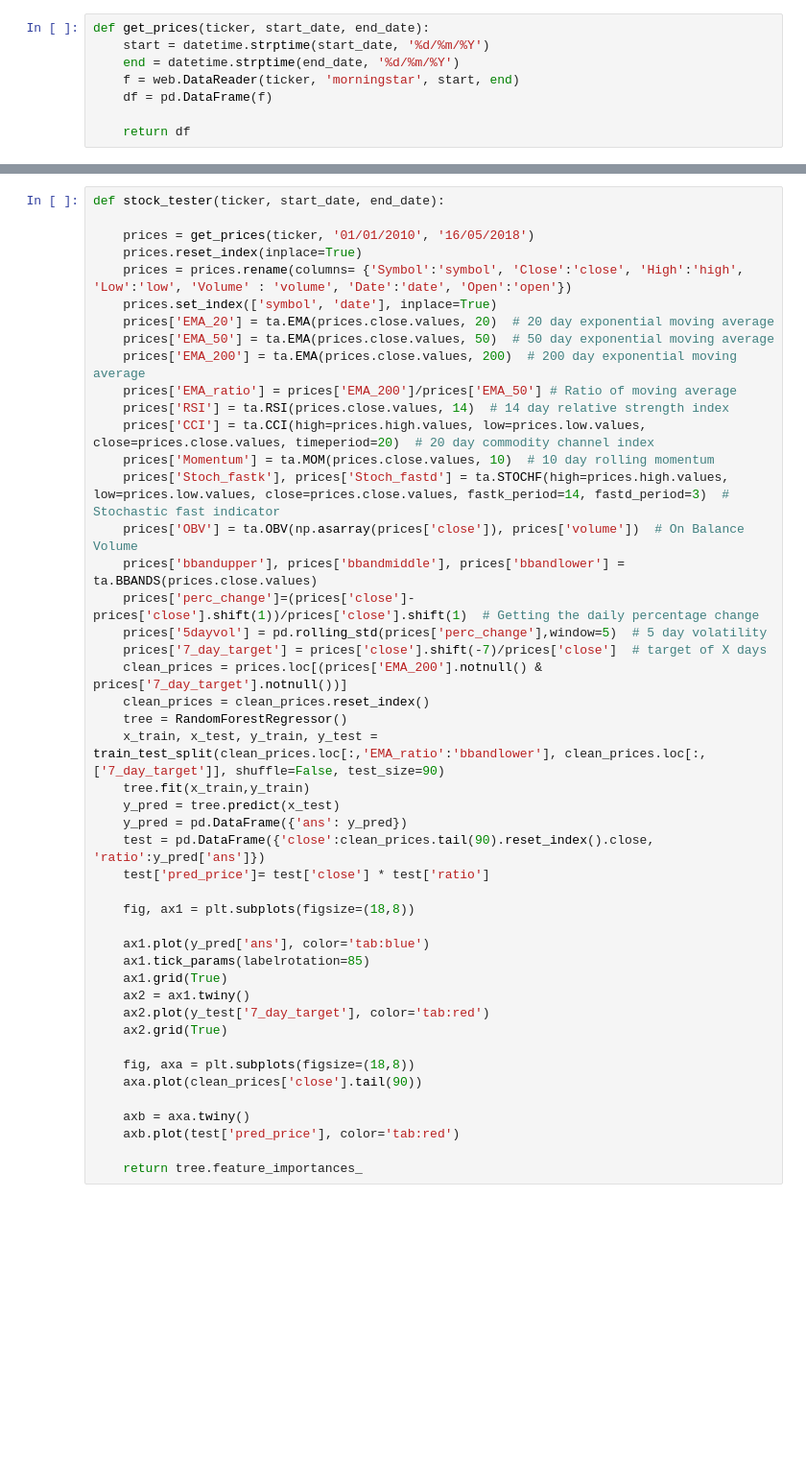
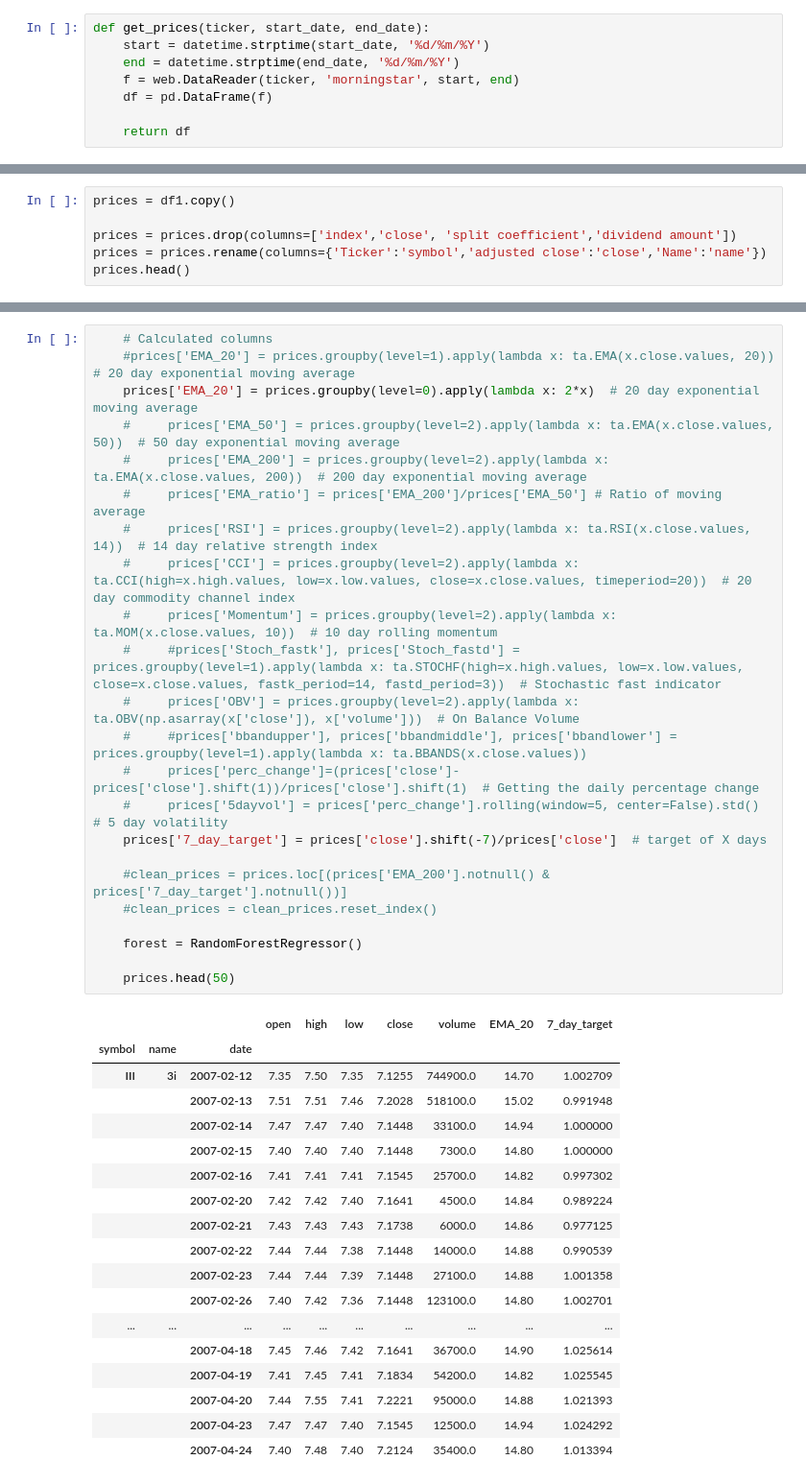
Before and after one commit to Jonny2650/Trading, a Jupyter notebook: Model.ipynb, the cells around one changed output, grey strips where cells are left out. Shown at 96% size. Drawn from its saved outputs; the diff is of its cells as text; blank space fills up the shorter version.

```diff
--- a/Model.ipynb
+++ b/Model.ipynb
@@ -22,0 +66,6 @@ def get_prices(ticker, start_date, end_date):
+# %%
+prices = df1.copy()
+
+prices = prices.drop(columns=['index','close', 'split coefficient','dividend amount'])
+prices = prices.rename(columns={'Ticker':'symbol','adjusted close':'close','Name':'name'})
+prices.head()
@@ -23,46 +107,42 @@ def get_prices(ticker, start_date, end_date):
 # %%
-def stock_tester(ticker, start_date, end_date):
+    # Calculated columns
+    #prices['EMA_20'] = prices.groupby(level=1).apply(lambda x: ta.EMA(x.close.values, 20))  # 20 day exponential moving average
+    prices['EMA_20'] = prices.groupby(level=0).apply(lambda x: 2*x)  # 20 day exponential moving average
+    #     prices['EMA_50'] = prices.groupby(level=2).apply(lambda x: ta.EMA(x.close.values, 50))  # 50 day exponential moving average
+    #     prices['EMA_200'] = prices.groupby(level=2).apply(lambda x: ta.EMA(x.close.values, 200))  # 200 day exponential moving average
+    #     prices['EMA_ratio'] = prices['EMA_200']/prices['EMA_50'] # Ratio of moving average
+    #     prices['RSI'] = prices.groupby(level=2).apply(lambda x: ta.RSI(x.close.values, 14))  # 14 day relative strength index
+    #     prices['CCI'] = prices.groupby(level=2).apply(lambda x: ta.CCI(high=x.high.values, low=x.low.values, close=x.close.values, timeperiod=20))  # 20 day commodity channel index
+    #     prices['Momentum'] = prices.groupby(level=2).apply(lambda x: ta.MOM(x.close.values, 10))  # 10 day rolling momentum
+    #     #prices['Stoch_fastk'], prices['Stoch_fastd'] = prices.groupby(level=1).apply(lambda x: ta.STOCHF(high=x.high.values, low=x.low.values, close=x.close.values, fastk_period=14, fastd_period=3))  # Stochastic fast indicator
+    #     prices['OBV'] = prices.groupby(level=2).apply(lambda x: ta.OBV(np.asarray(x['close']), x['volume']))  # On Balance Volume
+    #     #prices['bbandupper'], prices['bbandmiddle'], prices['bbandlower'] =  prices.groupby(level=1).apply(lambda x: ta.BBANDS(x.close.values))
+    #     prices['perc_change']=(prices['close']- prices['close'].shift(1))/prices['close'].shift(1)  # Getting the daily percentage change
+    #     prices['5dayvol'] = prices['perc_change'].rolling(window=5, center=False).std()  # 5 day volatility
+    prices['7_day_target'] = prices['close'].shift(-7)/prices['close']  # target of X days
 
-    prices = get_prices(ticker, '01/01/2010', '16/05/2018')
-    prices.reset_index(inplace=True)
-    prices = prices.rename(columns= {'Symbol':'symbol', 'Close':'close', 'High':'high', 'Low':'low', 'Volume' : 'volume', 'Date':'date', 'Open':'open'})
-    prices.set_index(['symbol', 'date'], inplace=True)
-    prices['EMA_20'] = ta.EMA(prices.close.values, 20)  # 20 day exponential moving average
-    prices['EMA_50'] = ta.EMA(prices.close.values, 50)  # 50 day exponential moving average
-    prices['EMA_200'] = ta.EMA(prices.close.values, 200)  # 200 day exponential moving average
-    prices['EMA_ratio'] = prices['EMA_200']/prices['EMA_50'] # Ratio of moving average
-    prices['RSI'] = ta.RSI(prices.close.values, 14)  # 14 day relative strength index
-    prices['CCI'] = ta.CCI(high=prices.high.values, low=prices.low.values, close=prices.close.values, timeperiod=20)  # 20 day commodity channel index
-    prices['Momentum'] = ta.MOM(prices.close.values, 10)  # 10 day rolling momentum
-    prices['Stoch_fastk'], prices['Stoch_fastd'] = ta.STOCHF(high=prices.high.values, low=prices.low.values, close=prices.close.values, fastk_period=14, fastd_period=3)  # Stochastic fast indicator
-    prices['OBV'] = ta.OBV(np.asarray(prices['close']), prices['volume'])  # On Balance Volume
-    prices['bbandupper'], prices['bbandmiddle'], prices['bbandlower'] =  ta.BBANDS(prices.close.values)
-    prices['perc_change']=(prices['close']- prices['close'].shift(1))/prices['close'].shift(1)  # Getting the daily percentage change
-    prices['5dayvol'] = pd.rolling_std(prices['perc_change'],window=5)  # 5 day volatility
-    prices['7_day_target'] = prices['close'].shift(-7)/prices['close']  # target of X days
-    clean_prices = prices.loc[(prices['EMA_200'].notnull() & prices['7_day_target'].notnull())]
-    clean_prices = clean_prices.reset_index()
-    tree = RandomForestRegressor()
-    x_train, x_test, y_train, y_test = train_test_split(clean_prices.loc[:,'EMA_ratio':'bbandlower'], clean_prices.loc[:,['7_day_target']], shuffle=False, test_size=90)
-    tree.fit(x_train,y_train)
-    y_pred = tree.predict(x_test)
-    y_pred = pd.DataFrame({'ans': y_pred})
-    test = pd.DataFrame({'close':clean_prices.tail(90).reset_index().close, 'ratio':y_pred['ans']})
-    test['pred_price']= test['close'] * test['ratio']
+    #clean_prices = prices.loc[(prices['EMA_200'].notnull() & prices['7_day_target'].notnull())]
+    #clean_prices = clean_prices.reset_index()
 
-    fig, ax1 = plt.subplots(figsize=(18,8))
+    forest = RandomForestRegressor()
 
-    ax1.plot(y_pred['ans'], color='tab:blue')
-    ax1.tick_params(labelrotation=85)
-    ax1.grid(True)
-    ax2 = ax1.twiny()
-    ax2.plot(y_test['7_day_target'], color='tab:red')
-    ax2.grid(True)
-
-    fig, axa = plt.subplots(figsize=(18,8))
-    axa.plot(clean_prices['close'].tail(90))
-
-    axb = axa.twiny()
-    axb.plot(test['pred_price'], color='tab:red')
-
-    return tree.feature_importances_
+    prices.head(50)
+# %% [output]
+|  |  |  | open | high | low | close | volume | EMA_20 | 7_day_target |
+| symbol | name | date |  |  |  |  |  |  |  |
+| III | 3i | 2007-02-12 | 7.35 | 7.50 | 7.35 | 7.1255 | 744900.0 | 14.70 | 1.002709 |
+|  |  | 2007-02-13 | 7.51 | 7.51 | 7.46 | 7.2028 | 518100.0 | 15.02 | 0.991948 |
+|  |  | 2007-02-14 | 7.47 | 7.47 | 7.40 | 7.1448 | 33100.0 | 14.94 | 1.000000 |
+|  |  | 2007-02-15 | 7.40 | 7.40 | 7.40 | 7.1448 | 7300.0 | 14.80 | 1.000000 |
+|  |  | 2007-02-16 | 7.41 | 7.41 | 7.41 | 7.1545 | 25700.0 | 14.82 | 0.997302 |
+|  |  | 2007-02-20 | 7.42 | 7.42 | 7.40 | 7.1641 | 4500.0 | 14.84 | 0.989224 |
+|  |  | 2007-02-21 | 7.43 | 7.43 | 7.43 | 7.1738 | 6000.0 | 14.86 | 0.977125 |
+|  |  | 2007-02-22 | 7.44 | 7.44 | 7.38 | 7.1448 | 14000.0 | 14.88 | 0.990539 |
+|  |  | 2007-02-23 | 7.44 | 7.44 | 7.39 | 7.1448 | 27100.0 | 14.88 | 1.001358 |
+|  |  | 2007-02-26 | 7.40 | 7.42 | 7.36 | 7.1448 | 123100.0 | 14.80 | 1.002701 |
+| ... | ... | ... | ... | ... | ... | ... | ... | ... | ... |
+|  |  | 2007-04-18 | 7.45 | 7.46 | 7.42 | 7.1641 | 36700.0 | 14.90 | 1.025614 |
+|  |  | 2007-04-19 | 7.41 | 7.45 | 7.41 | 7.1834 | 54200.0 | 14.82 | 1.025545 |
+|  |  | 2007-04-20 | 7.44 | 7.55 | 7.41 | 7.2221 | 95000.0 | 14.88 | 1.021393 |
+|  |  | 2007-04-23 | 7.47 | 7.47 | 7.40 | 7.1545 | 12500.0 | 14.94 | 1.024292 |
+|  |  | 2007-04-24 | 7.40 | 7.48 | 7.40 | 7.2124 | 35400.0 | 14.80 | 1.013394 |
```
Also changed, not shown: parts of 14 cells of this notebook.
